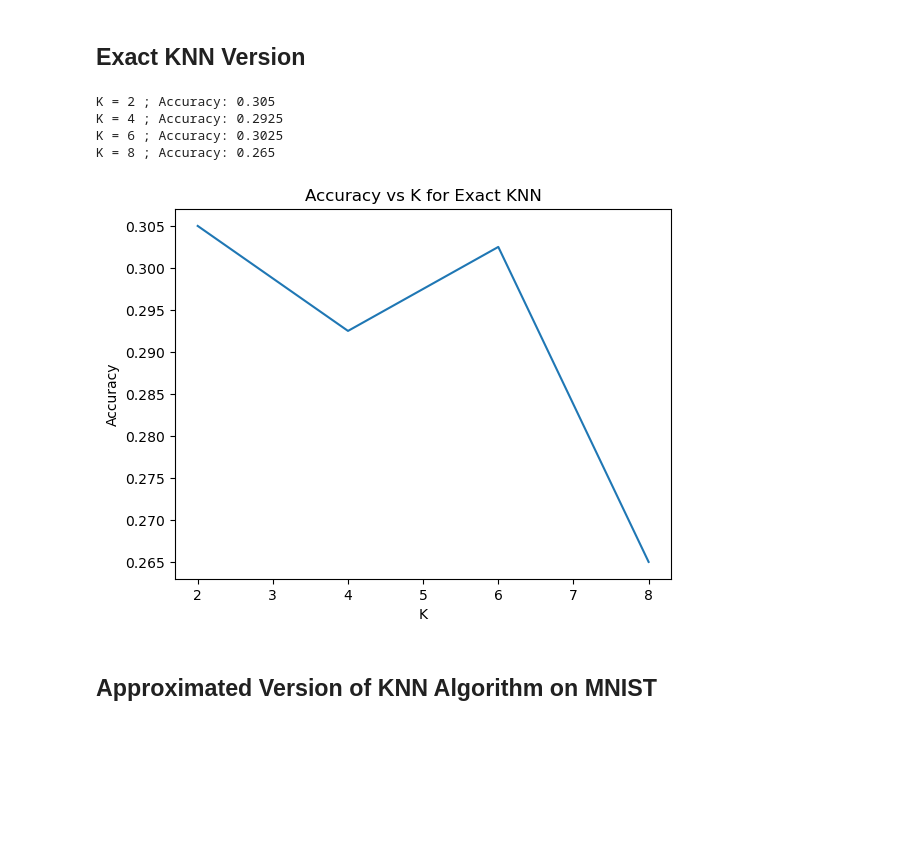
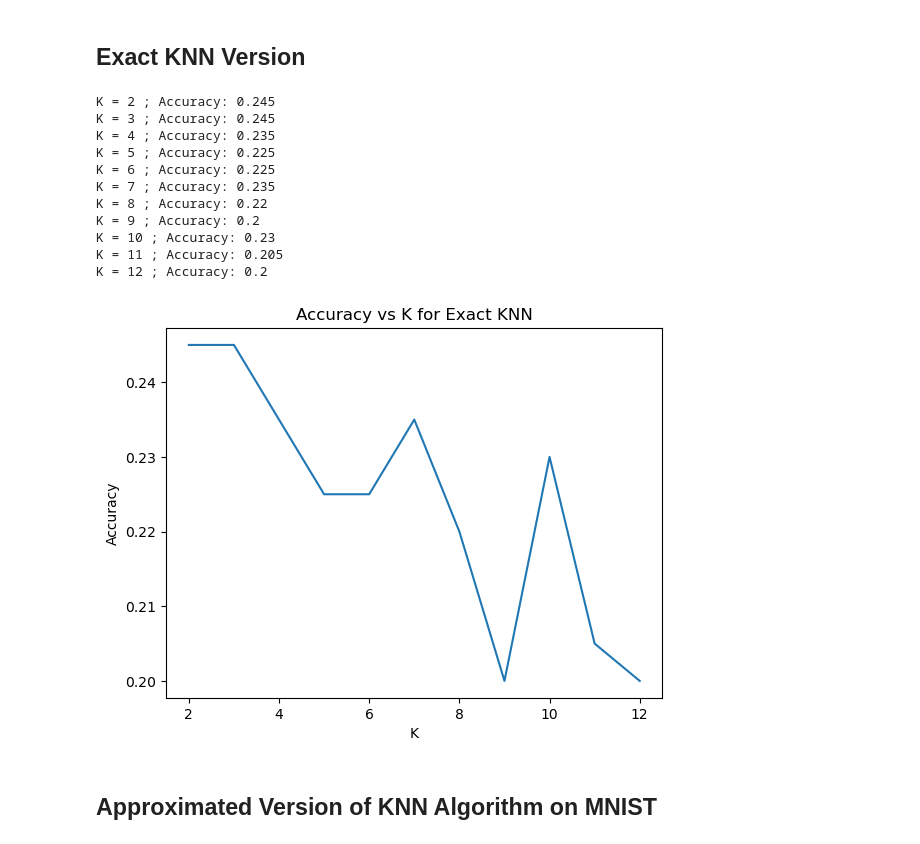
Before and after one commit to DerBurri/ecp, a Jupyter notebook: final_project/machine_learning/knearest.ipynb, the cells around one changed output. Drawn from its saved outputs; the diff is of its cells as text; code cells hidden in the pictures; blank space fills up the shorter version.

```diff
--- a/final_project/machine_learning/knearest.ipynb
+++ b/final_project/machine_learning/knearest.ipynb
@@ -145,7 +145,7 @@ from sklearn.metrics import accuracy_score
 mnist = fetch_openml('mnist_784', version=1)
 X, y = mnist["data"], mnist["target"]
 y.astype(np.int8)
-subset_size = 2000
+subset_size = 1000
 X_subset, y_subset = X[:subset_size], y[:subset_size]
 
 # Split the subset into training and testing sets
@@ -194,33 +194,40 @@ Shape of y_train: (1600,)
 # %%
 from sklearn.metrics import precision_recall_fscore_support
 from sklearn.metrics import accuracy_score
 import operator
 from operator import itemgetter
 from joblib import Parallel, delayed
 import matplotlib.pyplot as plt
 
-kVals = np.arange(2, 10, 2)
+kVals = np.arange(2, 13, 1)
 accuracies = []
 
 for k in kVals:
     model = KNN(K=k)
     model.fit(X_train, y_train)
     pred = model.predict(X_test)
     acc = accuracy_score(y_test, pred)
     accuracies.append(acc)
     print("K =", k, "; Accuracy:", acc)
 
 plt.plot(kVals, accuracies)
 plt.xlabel('K')
 plt.ylabel('Accuracy')
 plt.title('Accuracy vs K for Exact KNN')
 plt.show()
 # %% [output]
-K = 2 ; Accuracy: 0.305
-K = 4 ; Accuracy: 0.2925
-K = 6 ; Accuracy: 0.3025
-K = 8 ; Accuracy: 0.265
+K = 2 ; Accuracy: 0.245
+K = 3 ; Accuracy: 0.245
+K = 4 ; Accuracy: 0.235
+K = 5 ; Accuracy: 0.225
+K = 6 ; Accuracy: 0.225
+K = 7 ; Accuracy: 0.235
+K = 8 ; Accuracy: 0.22
+K = 9 ; Accuracy: 0.2
+K = 10 ; Accuracy: 0.23
+K = 11 ; Accuracy: 0.205
+K = 12 ; Accuracy: 0.2
-[figure, old version]
+[figure, new version]
 # %% [markdown]
 ## Approximated Version of KNN Algorithm on MNIST
 # %% [markdown]
```
Also changed, not shown: parts of 5 cells of this notebook.
